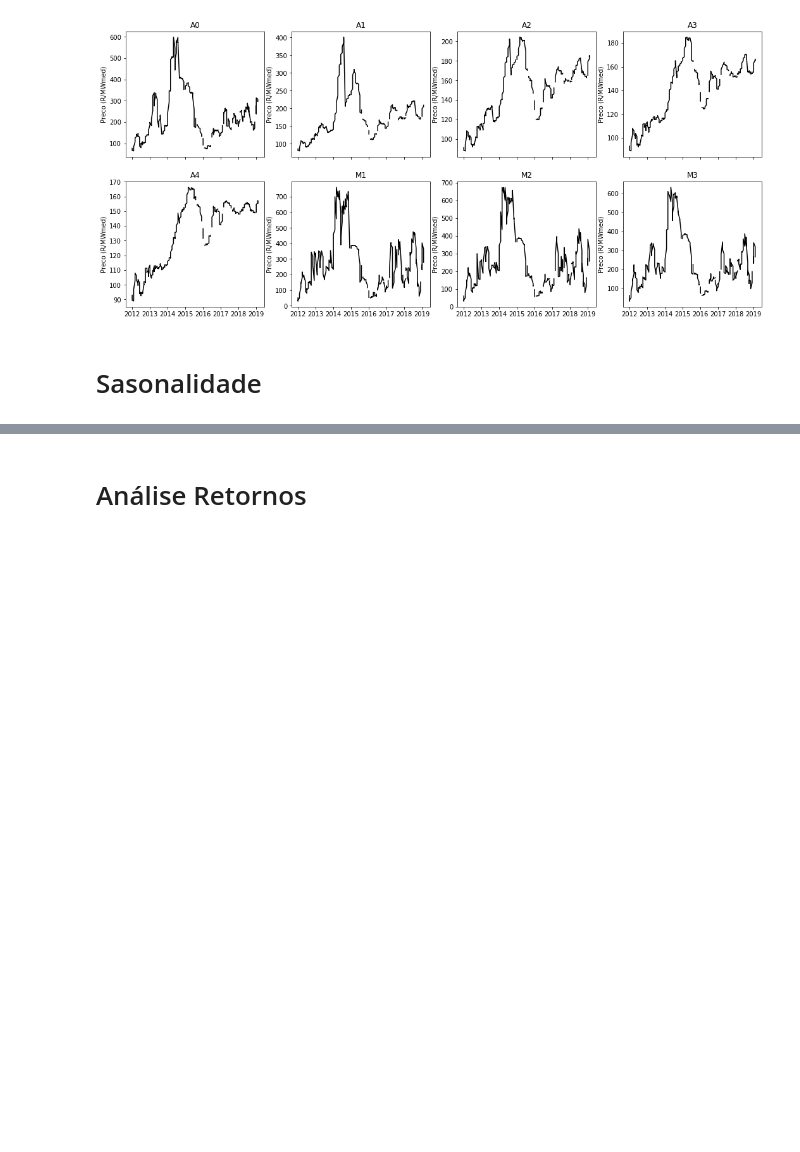
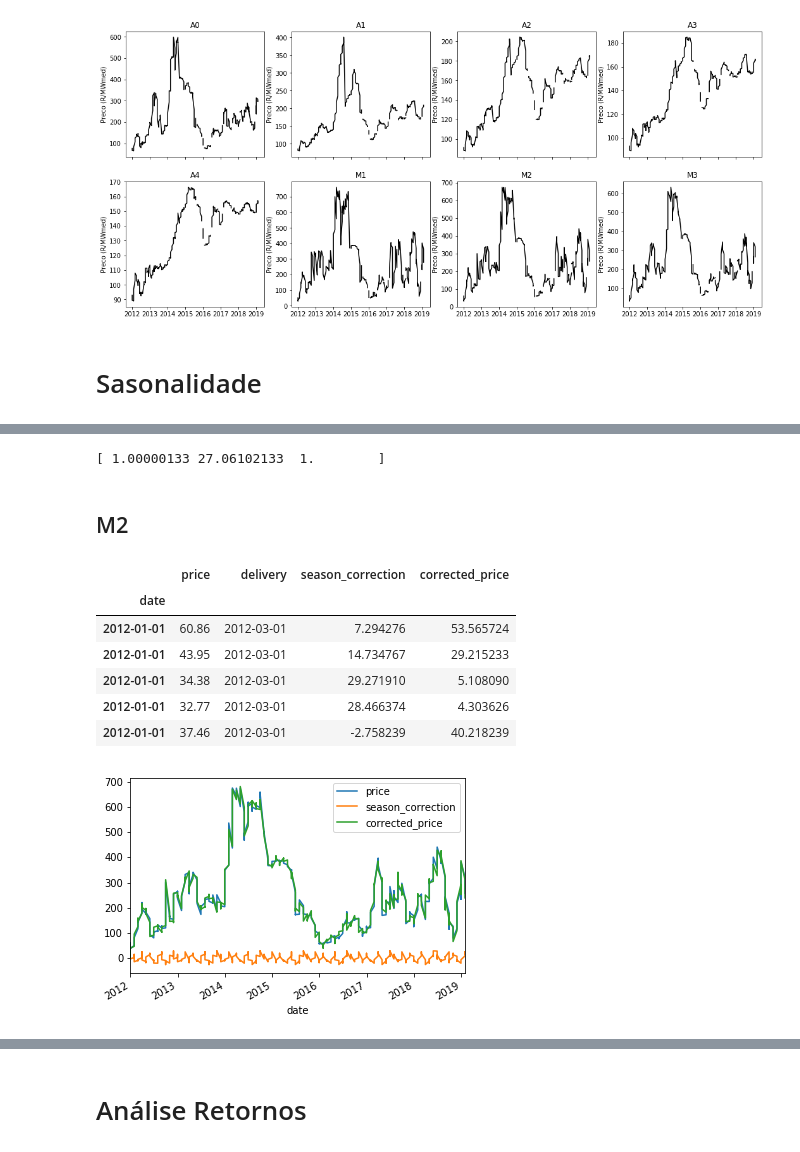
Before and after one commit to pedroargento/Mestrado, a Jupyter notebook: codigo.ipynb, the cells around one changed output, grey strips where cells are left out. Drawn from its saved outputs; the diff is of its cells as text; code cells hidden in the pictures; blank space fills up the shorter version.

```diff
--- a/codigo.ipynb
+++ b/codigo.ipynb
@@ -138,0 +185,23 @@ result.seasonal.plot()
+# %%
+print(res_hamilton.expected_durations)
+# %% [output]
+[ 1.00000133 27.06102133  1.        ]
+# %% [markdown]
+## M2
+# %%
+from statsmodels.tsa.seasonal import seasonal_decompose
+series = M2.price
+result = seasonal_decompose(series, model='additive', freq=48)
+M2['season_correction'] = result.seasonal
+M2['corrected_price'] = M2.price - M2['season_correction']
+M2[['price','season_correction', 'corrected_price']].plot()
+M2.head()
+# %% [output]
+|  | price | delivery | season_correction | corrected_price |
+| date |  |  |  |  |
+| 2012-01-01 | 60.86 | 2012-03-01 | 7.294276 | 53.565724 |
+| 2012-01-01 | 43.95 | 2012-03-01 | 14.734767 | 29.215233 |
+| 2012-01-01 | 34.38 | 2012-03-01 | 29.271910 | 5.108090 |
+| 2012-01-01 | 32.77 | 2012-03-01 | 28.466374 | 4.303626 |
+| 2012-01-01 | 37.46 | 2012-03-01 | -2.758239 | 40.218239 |
+[figure, added]
```
Also changed, not shown: parts of 44 cells of this notebook.
